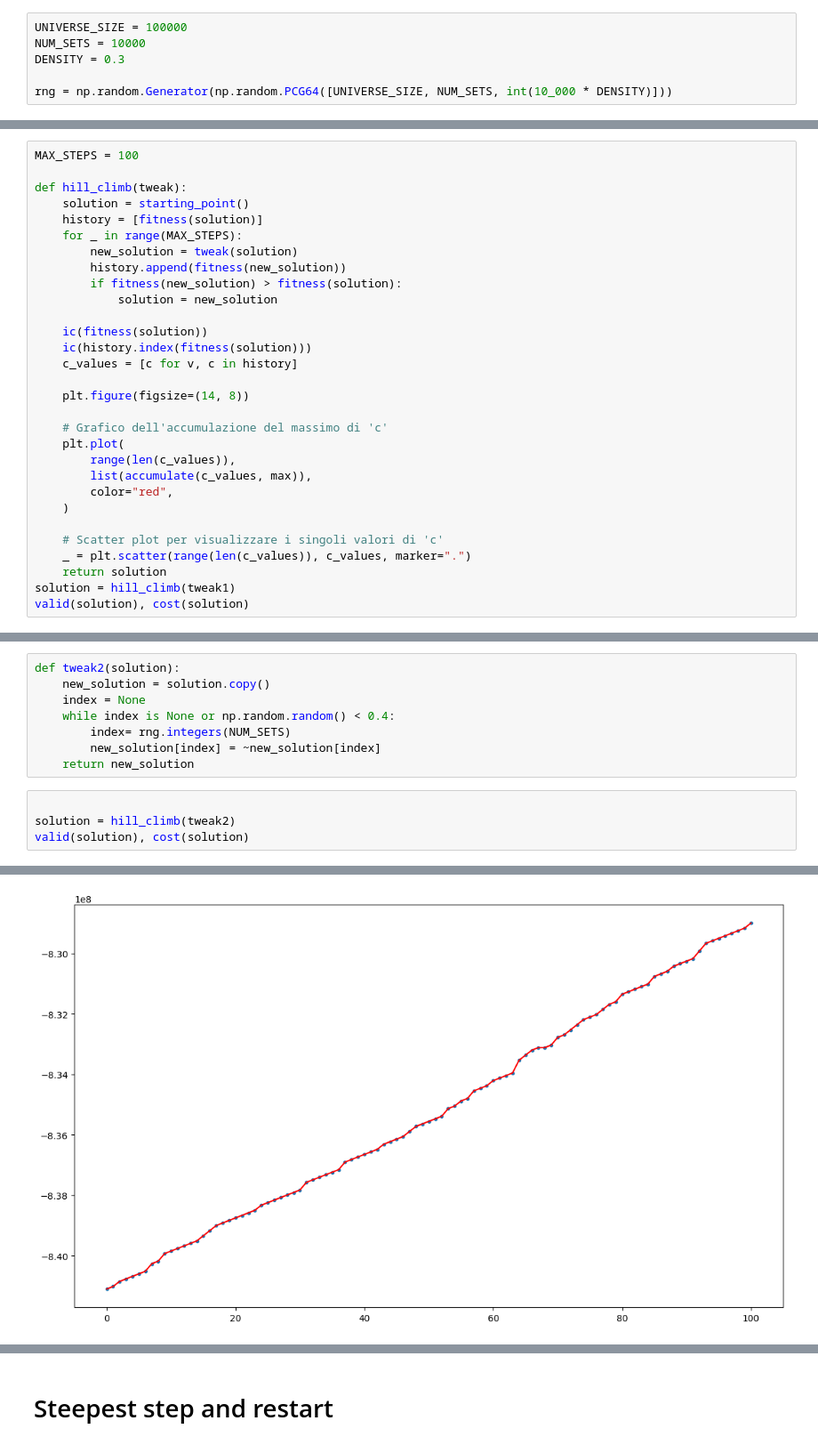
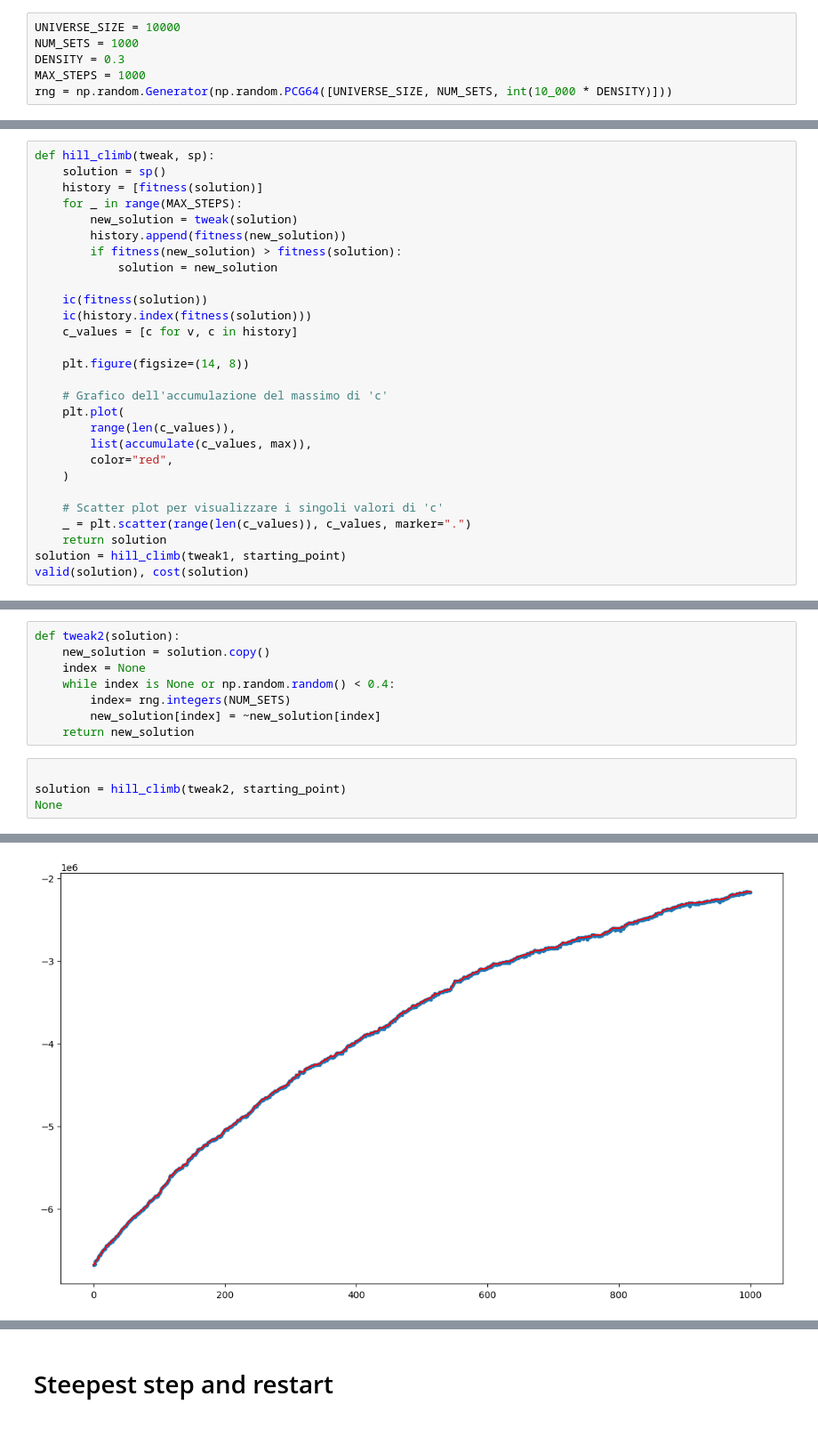
Before and after one commit to Gabriele-Raffaele/CI2024_lab1, a Jupyter notebook: lab1.ipynb, the cells around one changed output, grey strips where cells are left out. Shown: that part at 89% size. Drawn from its saved outputs; the diff is of its cells as text.

```diff
--- a/lab1.ipynb
+++ b/lab1.ipynb
@@ -10,8 +11,8 @@ from matplotlib import pyplot as plt
 # %%
-UNIVERSE_SIZE = 100000
-NUM_SETS = 10000
+UNIVERSE_SIZE = 10000
+NUM_SETS = 1000
 DENSITY = 0.3
-
+MAX_STEPS = 1000
 rng = np.random.Generator(np.random.PCG64([UNIVERSE_SIZE, NUM_SETS, int(10_000 * DENSITY)]))
 # %%
 # DON'T EDIT THESE LINES!
@@ -65,10 +66,8 @@ def starting_point():
     solution = rng.random(NUM_SETS) < 1
     return solution
 # %%
-MAX_STEPS = 100
-
-def hill_climb(tweak):
-    solution = starting_point()
+def hill_climb(tweak, sp):
+    solution = sp()
     history = [fitness(solution)]
     for _ in range(MAX_STEPS):
         new_solution = tweak(solution)
@@ -92,6 +91,6 @@ def hill_climb(tweak):
     # Scatter plot per visualizzare i singoli valori di 'c'
     _ = plt.scatter(range(len(c_values)), c_values, marker=".")
     return solution
-solution = hill_climb(tweak1)
+solution = hill_climb(tweak1, starting_point)
 valid(solution), cost(solution)
 # %% [output]
@@ -111,6 +110,6 @@ def tweak2(solution):
     return new_solution
 # %%
 
-solution = hill_climb(tweak2)
-valid(solution), cost(solution)
+solution = hill_climb(tweak2, starting_point)
+None
 # %% [output]
@@ -120 +118 @@ ic| history.index(fitness(solution)): 100
-[figure, old version]
+[figure, new version]
```
Also changed, not shown: parts of 15 cells of this notebook.
